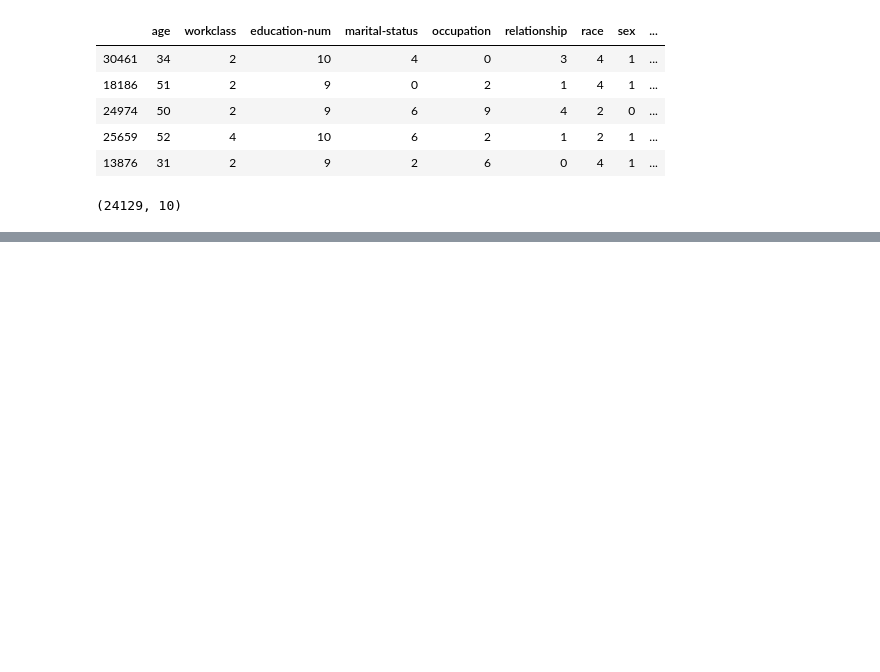
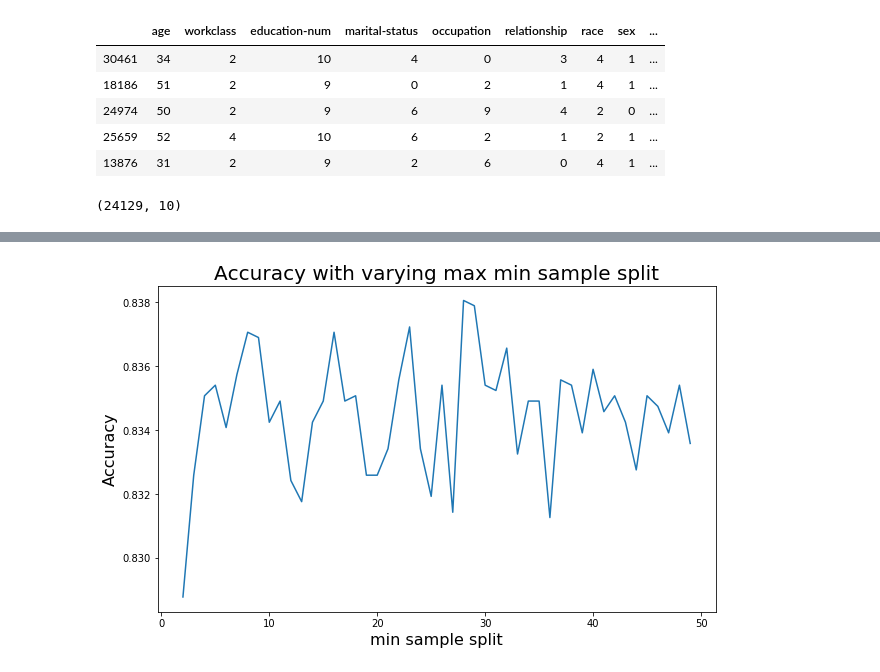
Before and after one commit to Kunama/CSCI4622-Final-Project, a Jupyter notebook: final_project.ipynb, the cells around one changed output, grey strips where cells are left out. Drawn from its saved outputs; the diff is of its cells as text; code cells hidden in the pictures; blank space fills up the shorter version.

```diff
--- a/final_project.ipynb
+++ b/final_project.ipynb
@@ -178,0 +201,20 @@ print(train_x.shape)
+# %%
+def test_min_sample_split(range_steps, random_state=0):
+    scores = []
+    for step in range_steps:
+        clf = RandomForestClassifier(50,min_samples_split=step, random_state=random_state)
+        clf.fit(train_x, train_y)
+        scores.append(clf.score(test_x, test_y))
+    return scores
+# %%
+range_steps_split = np.arange(2, 50, 1)
+scores_split = test_min_sample_split(range_steps_split)
+# %%
+fig, ax = fig, ax = plt.subplots(nrows=1, ncols=1, figsize=(10,6))
+plt.plot(range_steps_split, scores_split)
+ax.set_title("Accuracy with varying max min sample split", fontsize=20)
+ax.set_ylabel("Accuracy", fontsize=16)
+ax.set_xlabel("min sample split", fontsize=16)
+plt.show()
+# %% [output]
+[figure, added]
```
Also changed, not shown: parts of 16 cells of this notebook.
